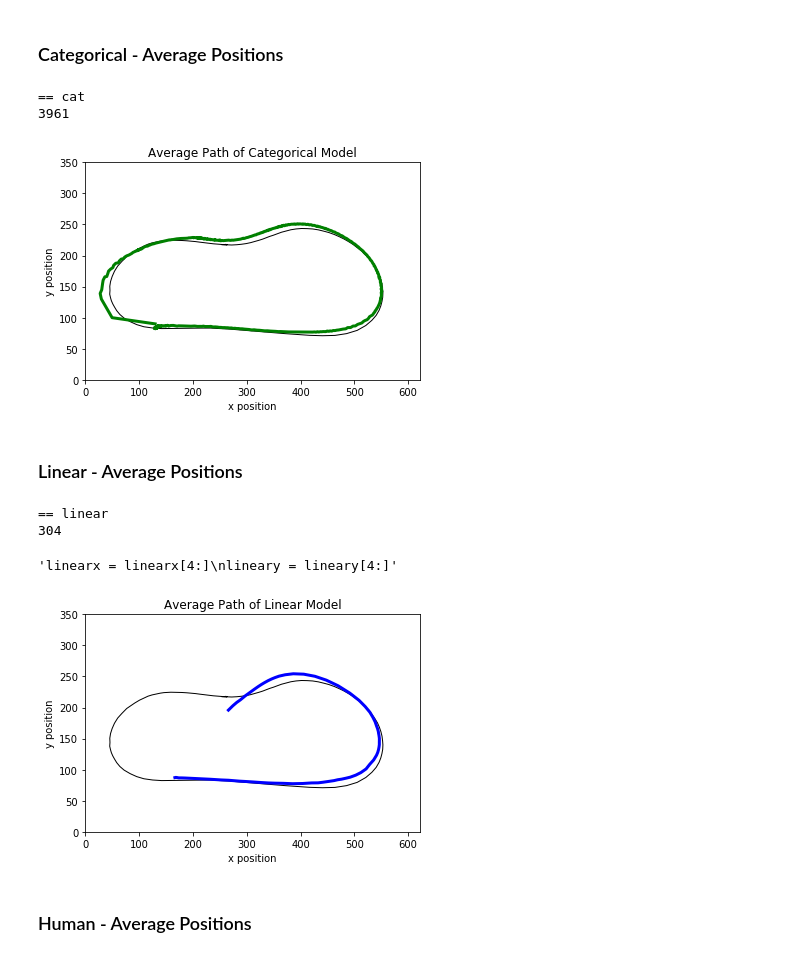
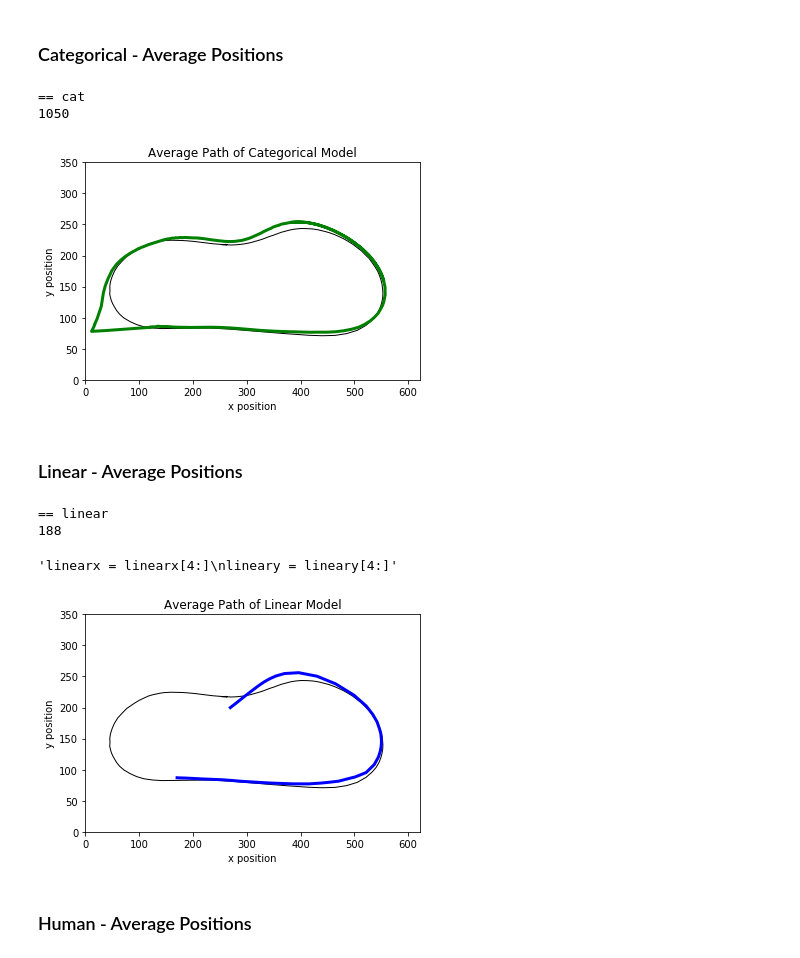
Before and after one commit to jzisheng/Scaled-Self-Driving-Car, a Jupyter notebook: notebooks/AveragingPositions.ipynb, the cells around one changed output. Cells and saved outputs as stored; diff of their text form; code cells hidden in the pictures.

```diff
--- a/notebooks/AveragingPositions.ipynb
+++ b/notebooks/AveragingPositions.ipynb
@@ -34,7 +34,7 @@ def getAveragePositions(positions):
         for j in range(i+1,len(positions)):
             if (positions[j][2] == False):
                 point2 = positions[j]
-                if(dist(point1,point2) < 50):
+                if(dist(point1,point2) < 30):
                     # Append it to the nearest list
                     nearestx.append(point2[0])
                     nearesty.append(point2[1])
@@ -130,7 +130,7 @@ class Path(object):
         # Iterate through points in the path
         for a in self.vectors:
             closest = None
-            minDist = 30
+            minDist = 50
             for b in path2.vectors:
                 if (a.get_distance(b) < minDist and not(b.visit)):
                     minDist = a.get_distance(b)
@@ -245,33 +245,27 @@ if(len(pos) != 0):
     catx,caty = getAveragePositions(totalpos)
 # %% [output]
 == cat
-3961
+1050
 # %%
 plt.plot(hx1,hy1,c='black',linewidth='1')
 
-n=3350
-s=0
+n=750
+s=100
 catx1= catx[s:len(catx)-n]
 caty1 = caty[s:len(caty)-n]
 
-catx1.append(30)
-caty1.append(130)
 
-catx1.append(50)
-caty1.append(100)
 
-catx1.append(130)
-caty1.append(90)
 
 plt.plot(catx1,caty1, c='g',linewidth='3')
 plt.xlim(0, 622)
 plt.ylim(0, 350)     # set the ylim to ymin, ymax
 plt.title('Average Path of Categorical Model')
 plt.xlabel('x position')
 plt.ylabel('y position')
 plt.show()
 # %% [output]
-[figure, old version]
+[figure, new version]
 # %% [markdown]
 ### Linear - Average Positions
 # %%
@@ -287,12 +281,12 @@ if(len(pos) != 0):
 lineary = lineary[4:]'''
 # %% [output]
 == linear
-304
+188
 'linearx = linearx[4:]\nlineary = lineary[4:]'
 # %%
 plt.plot(hx1,hy1,c='black',linewidth='1')
 
-n=230
+n=145
 linearx1=linearx[:len(linearx)-n]
 lineary1=lineary[:len(lineary)-n]
 plt.plot(linearx1,lineary1,c='blue',linewidth='3')
@@ -303,7 +297,7 @@ plt.xlabel('x position')
 plt.ylabel('y position')
 plt.show()
 # %% [output]
-[figure, old version]
+[figure, new version]
 # %% [markdown]
 ### Human - Average Positions
 # %%
```
Also changed, not shown: parts of 22 cells of this notebook, 22 other files.
